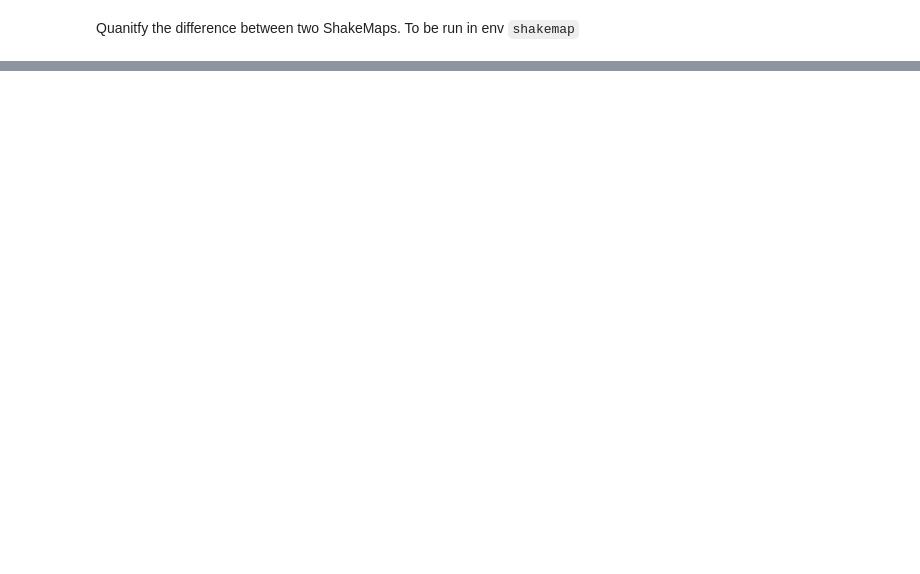
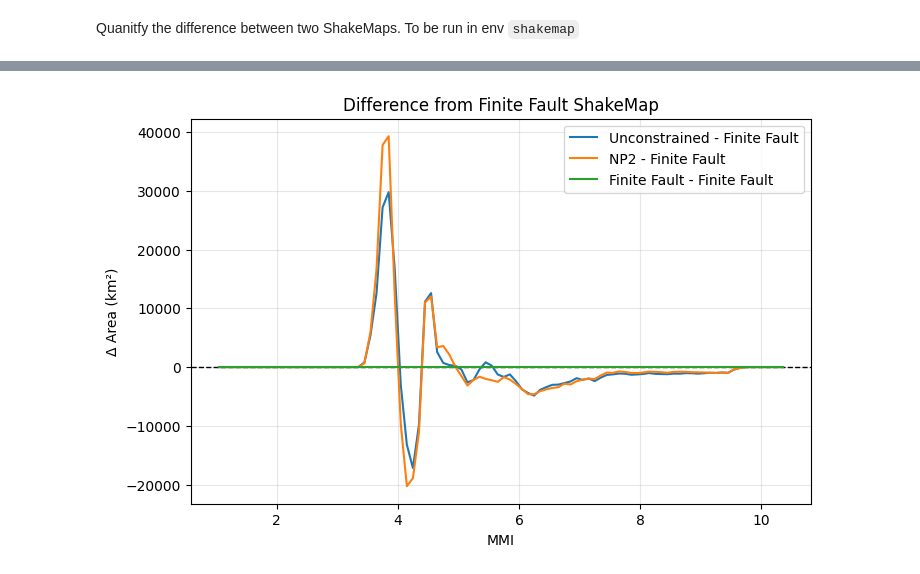
Before and after one commit to zoe-yin/shakemap-postprocess-tools, a Jupyter notebook: compare_shakemaps/calcDiff.ipynb, the cells around one changed output, grey strips where cells are left out. Drawn from its saved outputs; the diff is of its cells as text; code cells hidden in the pictures; blank space fills up the shorter version.

```diff
--- a/compare_shakemaps/calcDiff.ipynb
+++ b/compare_shakemaps/calcDiff.ipynb
@@ -121,0 +289,23 @@ plt.savefig(f"{output}.png", dpi=300, bbox_inches="tight")
+# %%
+ref_idx = -1  # choose baseline
+ref = bin_areas[ref_idx]
+
+fig, ax = plt.subplots(figsize=(8, 5))
+ax.axhline(0, linestyle="--", color="k", linewidth=1)
+
+for i in range(len(bin_areas)):
+    if i == ref_idx:
+        continue
+    delta = bin_areas[i] - ref
+    ax.plot(bin_centers, delta, label=f"{labels[i]} - {labels[ref_idx]}")
+
+ax.set_xlabel("MMI")
+ax.set_ylabel("Δ Area (km²)")
+ax.set_title(f"Difference from {labels[ref_idx]} ShakeMap")
+ax.legend()
+ax.grid(True, alpha=0.3)
+
+plt.savefig(f"{output}/MMI_area-intensity-dist_comparison.png", dpi=200)
+plt.show()
+# %% [output]
+[figure, added]
```
Also changed, not shown: parts of 26 cells of this notebook, 10 other files.
